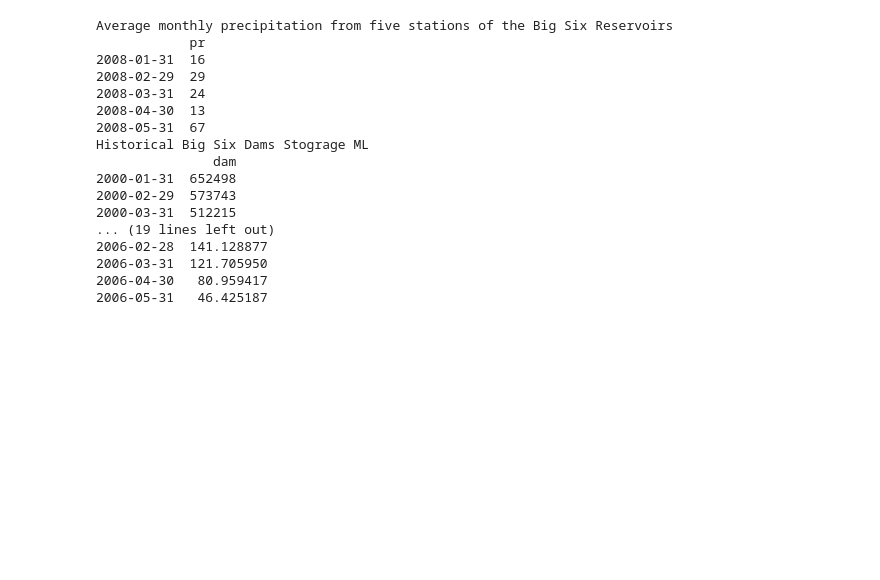
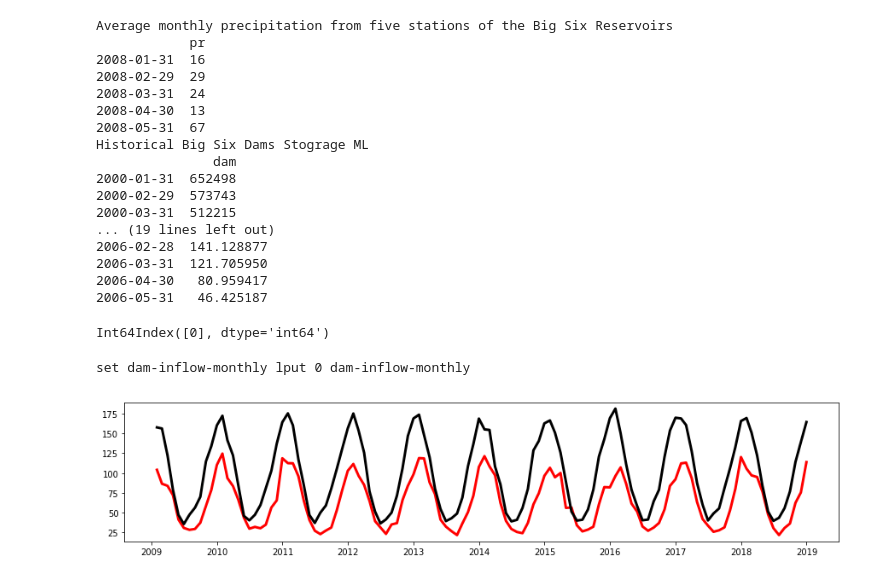
Before and after one commit to ding-k/Cape-Town-ABM, a Jupyter notebook: Capetown_ABM_py.ipynb, the cells around one changed output. Cells and saved outputs as stored; diff of their text form; code cells hidden in the pictures; blank space fills up the shorter version.

```diff
--- a/Capetown_ABM_py.ipynb
+++ b/Capetown_ABM_py.ipynb
@@ -288,0 +333,16 @@ def bigsix_simple(_catchA, _Pthresh, _ow2pet, _prec, _use, _pet):
+# %%
+# netlogo.report['last total-allocation-monthly']
+pr_mon.head()
+pet_mon.head() # start from 2006-01-31 to 2019-07-31
+pet_mon.columns
+# dam_mon # start from 2000-01-31 to 2019-07-31
+# urban_mon # start from 2008-01-31 to 2019-07-31
+# agric_mon.head() # start from 2008-01-31 to 2019-07-31
+# %% [output]
+Int64Index([0], dtype='int64')
+# %%
+dam_inflow = 1 - 1
+words = ['set dam-inflow-monthly lput', str(dam_inflow), 'dam-inflow-monthly']
+print(" ".join(words))
+# %% [output]
+set dam-inflow-monthly lput 0 dam-inflow-monthly
@@ -288,0 +396,38 @@ def bigsix_simple(_catchA, _Pthresh, _ow2pet, _prec, _use, _pet):
+# %%
+# new simulated data read in
+dt = pd.date_range("2009-01-31", periods = (12* (2100 - 2009 + 1)), freq = "M")
+pet_sim_1 = pd.read_csv("./data/pet_mon_Sim1.csv",index_col=None)
+pet_sim_1 = pet_sim_1.drop(['Unnamed: 0'],axis = 1)
+pet_sim_1 = pet_sim_1.set_index('month_date')
+pet_sim_1.index = dt
+# pet_sim_1['2009':'2012']
+
+pet_sim_2 = pd.read_csv("./data/pet_mon_Sim2.csv",index_col=None)
+pet_sim_2 = pet_sim_2.drop(['Unnamed: 0'],axis = 1)
+pet_sim_2 = pet_sim_2.set_index('month_date')
+pet_sim_2.index = dt
+# pet_sim_2['2009':'2012']
+
+pet_sim_3 = pd.read_csv("./data/pet_mon_Sim3.csv",index_col=None)
+pet_sim_3 = pet_sim_3.drop(['Unnamed: 0'],axis = 1)
+pet_sim_3 = pet_sim_3.set_index('month_date')
+pet_sim_3.index = dt
+# pet_sim_3['2009':'2012']
+
+pet_sim_4 = pd.read_csv("./data/pet_mon_Sim4.csv",index_col=None)
+pet_sim_4 = pet_sim_4.drop(['Unnamed: 0'],axis = 1)
+pet_sim_4 = pet_sim_4.set_index('month_date')
+pet_sim_4.index = dt
+# print(pet_sim_4['2009':'2012'])
+# print(pet_mon['2009':'2012'])
+
+fig=plt.figure(figsize=(15,3))
+# pl = fig.add_subplot(1, 1, 1)
+plt.plot(pet_sim_1['2009':'2018']*1.4, color="red", label="Sim1", linewidth=3 )
+# plt.plot(pet_sim_2['2009':'2100']*1.4, color="blue", label="Sim2", linewidth=3 )
+# plt.plot(pet_sim_3['2009':'2100']*1.4, color="green", label="Sim3", linewidth=3 )
+# plt.plot(pet_sim_4['2009':'2100']*1.4, color="yellow", label="Sim4", linewidth=3 )
+plt.plot(pet_mon['2009':'2018'], color="black", label="observed", linewidth=3 )
+plt.show()
+# %% [output]
+[figure, added]
```
Also changed, not shown: parts of 16 cells of this notebook, 1 other file.
